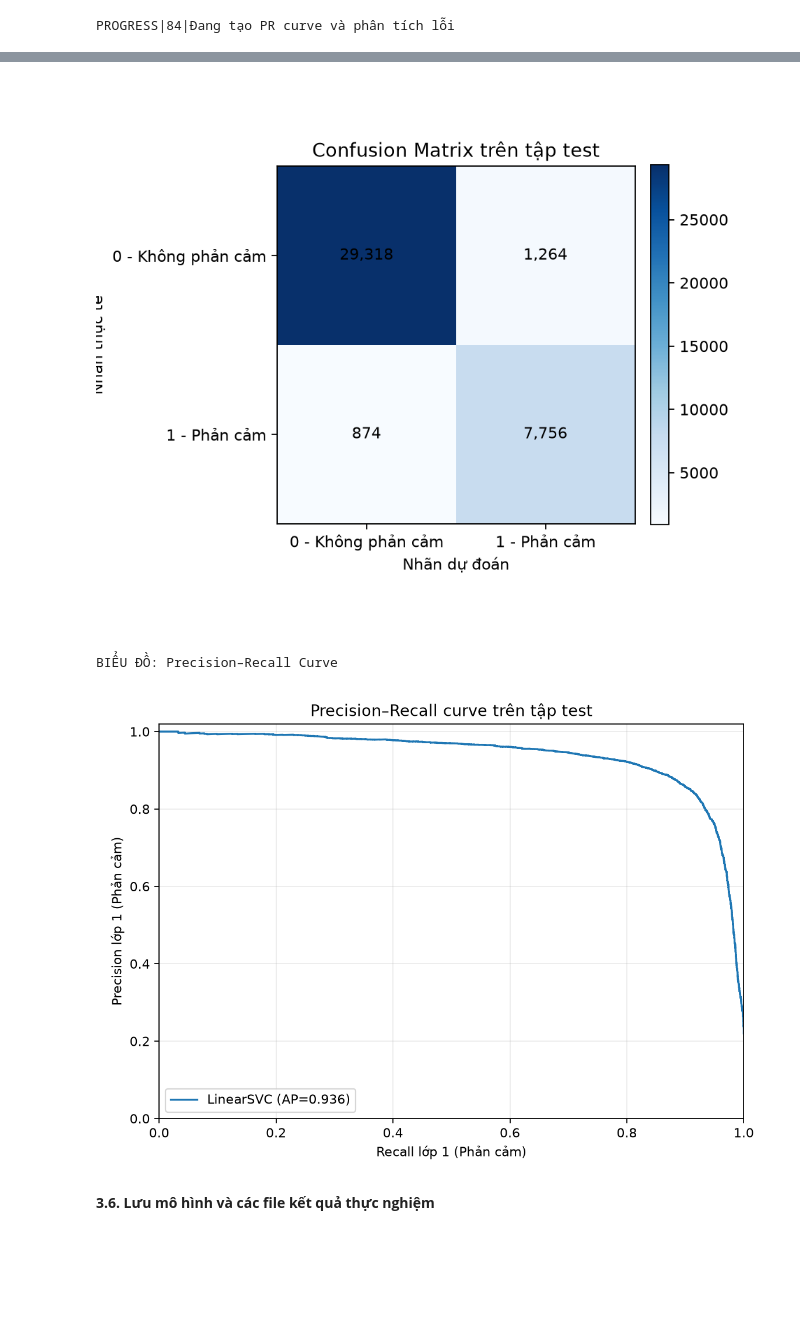
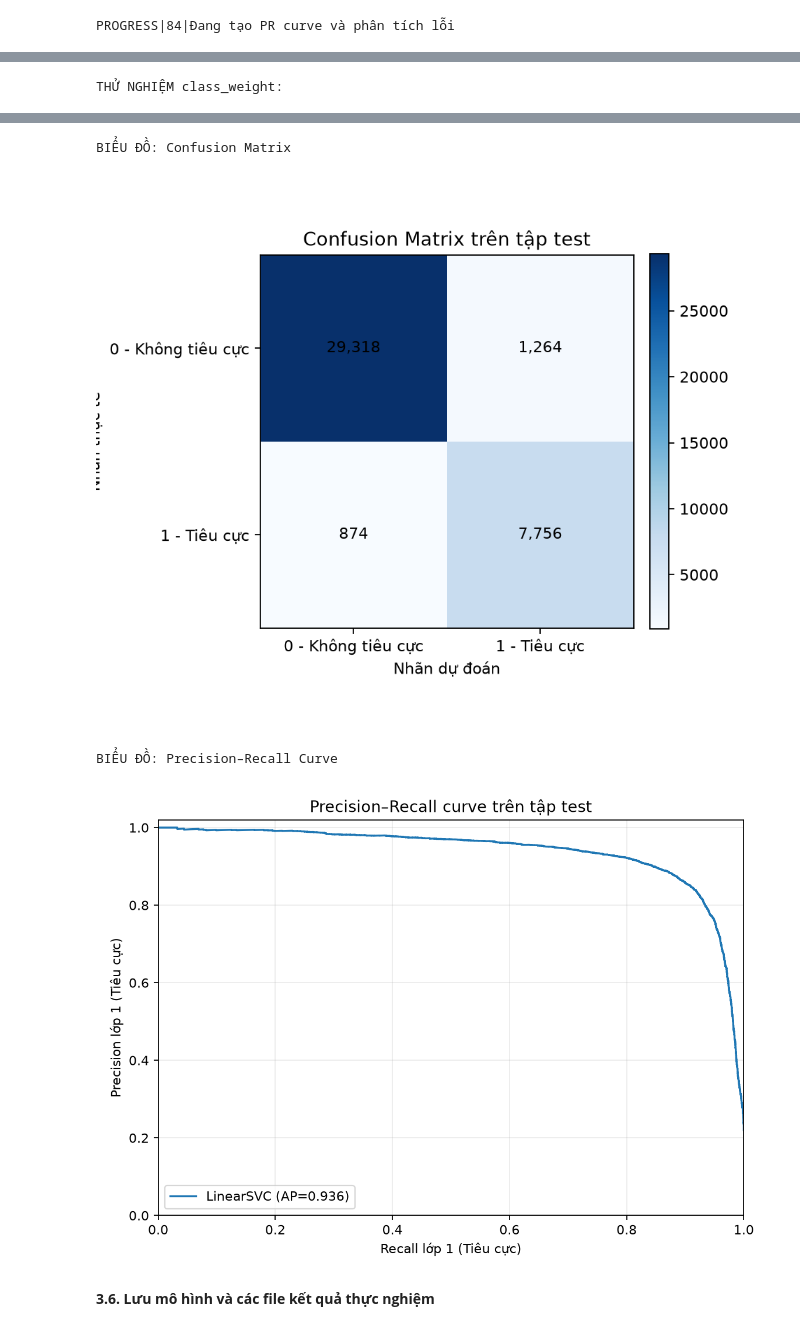
Before and after one commit to tthanh1425-arch/TextSense, a Jupyter notebook: 01_TRAIN_MODEL/TextSense_Notebook_SQLServer_Hoan_Thien_v3.ipynb, the cells around one changed output, grey strips where cells are left out. Cells and saved outputs as stored; diff of their text form; code cells hidden in the pictures; blank space fills up the shorter version.

```diff
--- a/01_TRAIN_MODEL/TextSense_Notebook_V3_13.ipynb
+++ b/01_TRAIN_MODEL/TextSense_Notebook_SQLServer_Hoan_Thien_v3.ipynb
@@ -279,7 +462,7 @@ def save_descriptive_outputs(df: pd.DataFrame, out: Path) -> dict:
 
         binary_counts = df['label'].value_counts().reindex([0, 1], fill_value=0)
         fig, ax = plt.subplots(figsize=(6, 4.5))
-        ax.bar(['0 - Không phản cảm', '1 - Phản cảm'], binary_counts.values)
+        ax.bar(['0 - Không tiêu cực', '1 - Tiêu cực'], binary_counts.values)
         ax.set(title='Phân bố nhãn nhị phân proxy', ylabel='Số mẫu')
         ax.grid(axis='y', alpha=.25)
         fig.tight_layout(); fig.savefig(out / 'binary_label_distribution.png', dpi=160); plt.close(fig)
@@ -789,13 +1055,17 @@ display(comparison)
 # %%
-# CÂU 3: đối chiếu F1 lớp 1 trên Test giữa hai mô hình.
+# Biểu đồ so sánh F1 lớp 1 trên Test của các mô hình và biến thể cân bằng.
 import matplotlib.pyplot as plt
 comparison_plot = pd.read_csv(OUTPUT / 'binary_model_comparison.csv')
 if 'test_f1_1' in comparison_plot.columns:
-    fig, ax = plt.subplots(figsize=(7, 4))
-    ax.bar(['Naive Bayes', 'LinearSVC'], comparison_plot['test_f1_1'].to_numpy())
+    labels = ['NB', 'Logistic Regression', 'LinearSVC', 'LinearSVC balanced']
+    fig, ax = plt.subplots(figsize=(9, 4.5))
+    values = comparison_plot['test_f1_1'].to_numpy()
+    ax.bar(labels[:len(values)], values)
     ax.set(title='F1-score lớp 1 trên tập Test', ylabel='F1-score', ylim=(0, 1))
-    for i, v in enumerate(comparison_plot['test_f1_1']): ax.text(i, v + 0.015, f'{v:.3f}', ha='center')
-    plt.tight_layout();
+    ax.tick_params(axis='x', rotation=12)
+    for i, value in enumerate(values):
+        ax.text(i, value + 0.012, f'{value:.3f}', ha='center')
+    plt.tight_layout()
     from io import BytesIO
     _buf = BytesIO()
     plt.savefig(_buf, format='png', dpi=145, bbox_inches='tight')
@@ -824,7 +1094,7 @@ def save_binary_diagnostics(out: Path, test_df: pd.DataFrame, y_true, y_pred, sc
         fig, ax = plt.subplots(figsize=(7.2, 5.2))
         ap_value = average_precision_score(y_true, scores)
         ax.plot(recall, precision, label=f'LinearSVC (AP={ap_value:.3f})')
-        ax.set(xlabel='Recall lớp 1 (Phản cảm)', ylabel='Precision lớp 1 (Phản cảm)',
+        ax.set(xlabel='Recall lớp 1 (Tiêu cực)', ylabel='Precision lớp 1 (Tiêu cực)',
                title='Precision–Recall curve trên tập test')
         ax.set_xlim(0, 1)
         ax.set_ylim(0, 1.02)
@@ -838,8 +1108,8 @@ def save_binary_diagnostics(out: Path, test_df: pd.DataFrame, y_true, y_pred, sc
         fig, ax = plt.subplots(figsize=(5.8, 5.0))
         image = ax.imshow(cm, cmap='Blues')
         ax.set(xticks=[0, 1], yticks=[0, 1],
-               xticklabels=['0 - Không phản cảm', '1 - Phản cảm'],
-               yticklabels=['0 - Không phản cảm', '1 - Phản cảm'],
+               xticklabels=['0 - Không tiêu cực', '1 - Tiêu cực'],
+               yticklabels=['0 - Không tiêu cực', '1 - Tiêu cực'],
                xlabel='Nhãn dự đoán', ylabel='Nhãn thực tế',
                title='Confusion Matrix trên tập test')
         for (i, j), value in np.ndenumerate(cm):
@@ -875,8 +1145,8 @@ def save_binary_diagnostics(out: Path, test_df: pd.DataFrame, y_true, y_pred, sc
     positive_idx = np.argsort(coefficients)[-top_n:][::-1]
     negative_idx = np.argsort(coefficients)[:top_n]
     feature_rows = []
-    for direction, indexes in [('Ủng hộ lớp 1 - Phản cảm (proxy)', positive_idx),
-                               ('Ủng hộ lớp 0 - Không phản cảm (proxy)', negative_idx)]:
+    for direction, indexes in [('Ủng hộ lớp 1 - Tiêu cực (proxy)', positive_idx),
+                               ('Ủng hộ lớp 0 - Không tiêu cực (proxy)', negative_idx)]:
         for rank, index in enumerate(indexes, start=1):
             feature_rows.append({'direction': direction, 'rank': rank,
                                  'feature': str(feature_names[index]),
@@ -917,10 +1187,12 @@ metrics = {
         for name, part in [('train', train_df), ('validation', val_df), ('test', test_df)]
     },
     'baseline_comparison': {
-        'baseline': 'MultinomialNB + TF-IDF', 'threshold': float(nb_threshold),
-        'validation': nb_validation_metrics, 'test': nb_test_metrics,
+        'baselines': ['MultinomialNB + TF-IDF', 'LogisticRegression + TF-IDF'],
+        'naive_bayes': {'alpha': float(nb_alpha), 'threshold': float(nb_threshold), 'validation': nb_validation_metrics, 'test': nb_test_metrics},
+        'logistic_regression': {'C': float(lr_c), 'threshold': float(lr_threshold), 'validation': lr_validation_metrics, 'test': lr_test_metrics},
+        'class_weight_experiment': {'default': svm_test_metrics, 'balanced': balanced_test_metrics},
         'comparison_file': 'binary_model_comparison.csv',
-        'note': 'Baseline được fit trên cùng tập train, cùng dữ liệu và cùng split; ngưỡng được chọn trên validation, không dùng test để điều chỉnh.'
+        'note': 'Các mô hình dùng cùng tập Train/Validation/Test; tham số và ngưỡng được chọn trên Validation hoặc CV của Train, không dùng Test để điều chỉnh.'
     },
     'data_provenance': {
         'dataset': 'Twitter and Reddit Sentimental Analysis Dataset',
@@ -954,8 +1226,8 @@ metrics = {
         'c_values': list(c_values), 'selected_C': best_c,
         'selection_metric': 'average_precision (AP, class 1) trên decision_function của CV; không dùng test để chọn tham số'
     },
-    'note': ('Quy ước nhãn proxy của đồ án: category -1 (Tiêu cực) → 1 (Phản cảm); '
-             'category 0 (Trung tính) và category 1 (Tích cực) → 0 (Không phản cảm). '
+    'note': ('Quy ước nhãn proxy của đồ án: category -1 (Tiêu cực) → 1 (Tiêu cực); '
+             'category 0 (Trung tính) và category 1 (Tích cực) → 0 (Không tiêu cực). '
              'Đây là quy ước ánh xạ từ nhãn cảm xúc, không phải nhãn phản cảm được xác minh độc lập.')
 }
 # %% [output]
@@ -1004,6 +1276,10 @@ PROGRESS|84|Đang tạo PR curve và phân tích lỗi
 # Hiển thị trực tiếp hai biểu đồ đánh giá ngay dưới cell.
 print('KẾT QUẢ ĐÁNH GIÁ TEST (LINEARSVC):')
 display(pd.DataFrame([metrics['decision']['test_threshold_selected']]).T.rename(columns={0:'Giá trị'}))
+print('BẢNG SO SÁNH CÁC MÔ HÌNH:')
+display(pd.read_csv(OUTPUT / 'binary_model_comparison.csv'))
+print('THỬ NGHIỆM class_weight:')
+display(pd.read_csv(OUTPUT / 'binary_class_weight_experiment.csv'))
 for title, name in [('Confusion Matrix', 'binary_confusion_matrix.png'),
                     ('Precision–Recall Curve', 'binary_pr_curve.png')]:
     print('BIỂU ĐỒ:', title)
@@ -1020,0 +1302 @@ BIỂU ĐỒ: Confusion Matrix
+THỬ NGHIỆM class_weight:
@@ -1021,6 +1306,7 @@ BIỂU ĐỒ: Confusion Matrix
+BIỂU ĐỒ: Confusion Matrix
-[figure, old version]
+[figure, new version]
-BIỂU ĐỒ: Precision–Recall Curve
+BIỂU ĐỒ: Precision–Recall Curve
-[figure, old version]
+[figure, new version]
 # %% [markdown]
 **3.6. Lưu mô hình và các file kết quả thực nghiệm**
 # %%
```
Also changed, not shown: parts of 27 cells of this notebook, 44 other files.
